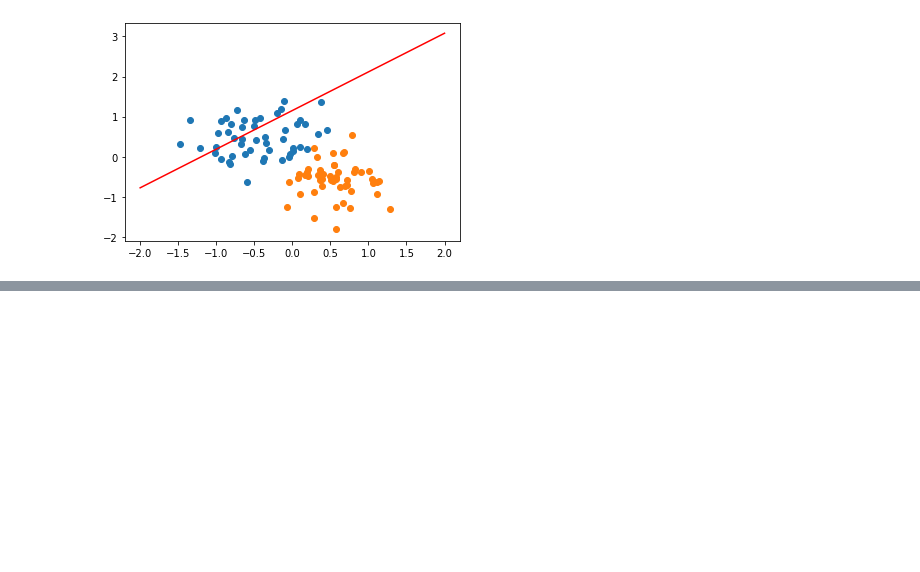
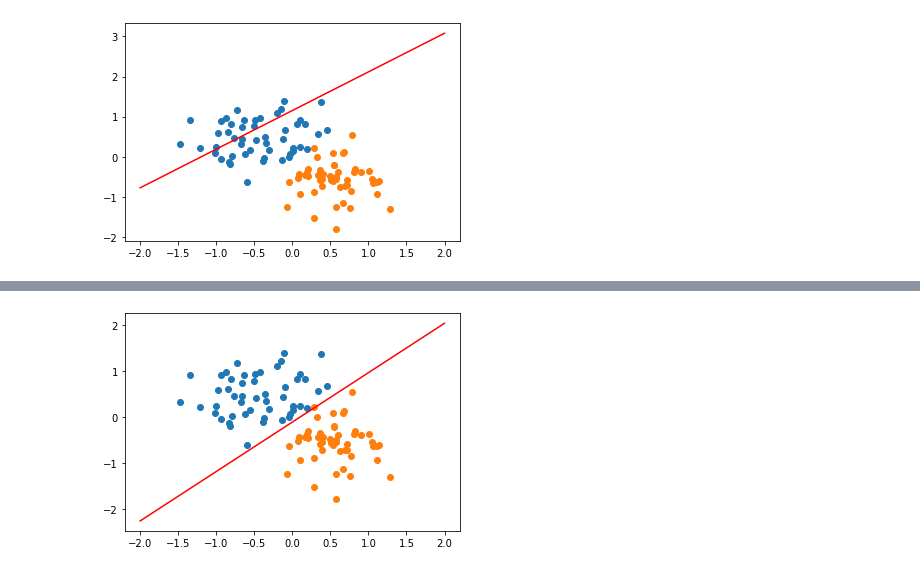
Before and after one commit to marialobillo/pytorch-tutorial, a Jupyter notebook: Perceptron/Perceptron.ipynb, the cells around one changed output, grey strips where cells are left out. Saved outputs shown, nothing was run; the diff lists cells and outputs as text; code cells hidden in the pictures; blank space fills up the shorter version.

```diff
--- a/Perceptron/Perceptron.ipynb
+++ b/Perceptron/Perceptron.ipynb
@@ -91,0 +102,4 @@ plt.xlabel
+# %%
+plot_fit('Trainer Model')
+# %% [output]
+[figure, added]
```
Also changed, not shown: parts of 4 cells of this notebook.
